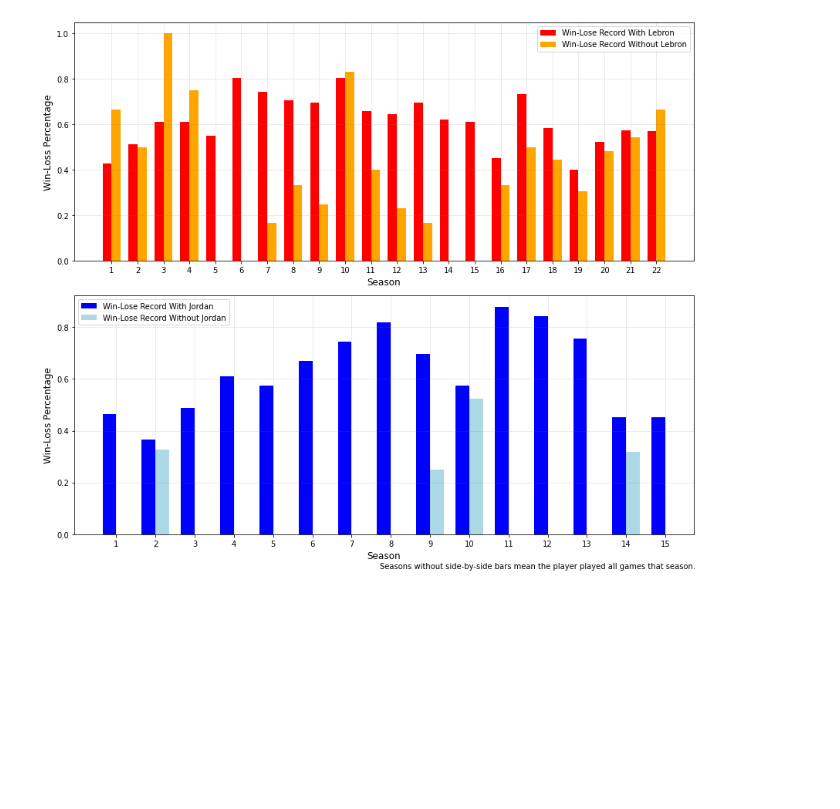
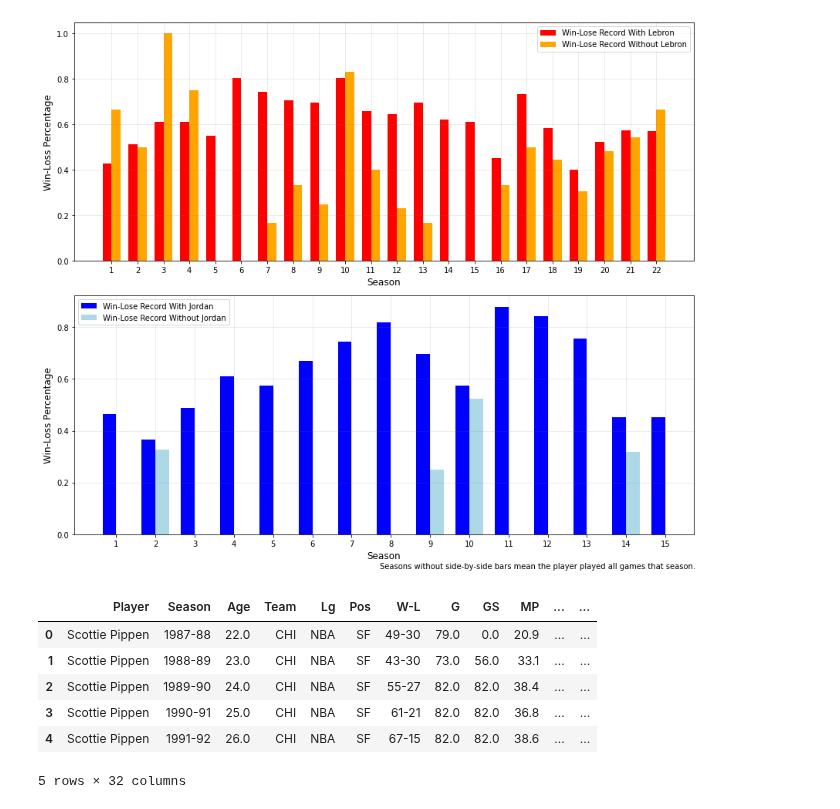
Before and after one commit to gohsoonhao/therealGOAT, a Jupyter notebook: 2b_reg_season_team_success.ipynb, the cells around one changed output. Cells and saved outputs as stored; diff of their text form; code cells hidden in the pictures; blank space fills up the shorter version.

```diff
--- a/2b_reg_season_team_success.ipynb
+++ b/2b_reg_season_team_success.ipynb
@@ -129,3 +118,15 @@ plt.tight_layout()
 plt.show()
 # %% [output]
 [figure]
+# %%
+# Find out teammate stats their individual and W-L record
+teammates_df = pd.read_excel("data_files/allnba_teammates.xlsx")
+teammates_df.head()
+# %% [output]
+|  | Player | Season | Age | Team | Lg | Pos | W-L | G | GS | MP | ... | ... |
+| 0 | Scottie Pippen | 1987-88 | 22.0 | CHI | NBA | SF | 49-30 | 79.0 | 0.0 | 20.9 | ... | ... |
+| 1 | Scottie Pippen | 1988-89 | 23.0 | CHI | NBA | SF | 43-30 | 73.0 | 56.0 | 33.1 | ... | ... |
+| 2 | Scottie Pippen | 1989-90 | 24.0 | CHI | NBA | SF | 55-27 | 82.0 | 82.0 | 38.4 | ... | ... |
+| 3 | Scottie Pippen | 1990-91 | 25.0 | CHI | NBA | SF | 61-21 | 82.0 | 82.0 | 36.8 | ... | ... |
+| 4 | Scottie Pippen | 1991-92 | 26.0 | CHI | NBA | SF | 67-15 | 82.0 | 82.0 | 38.6 | ... | ... |
+5 rows × 32 columns
```
Also changed, not shown: parts of 1 cell of this notebook, 1 other file.
